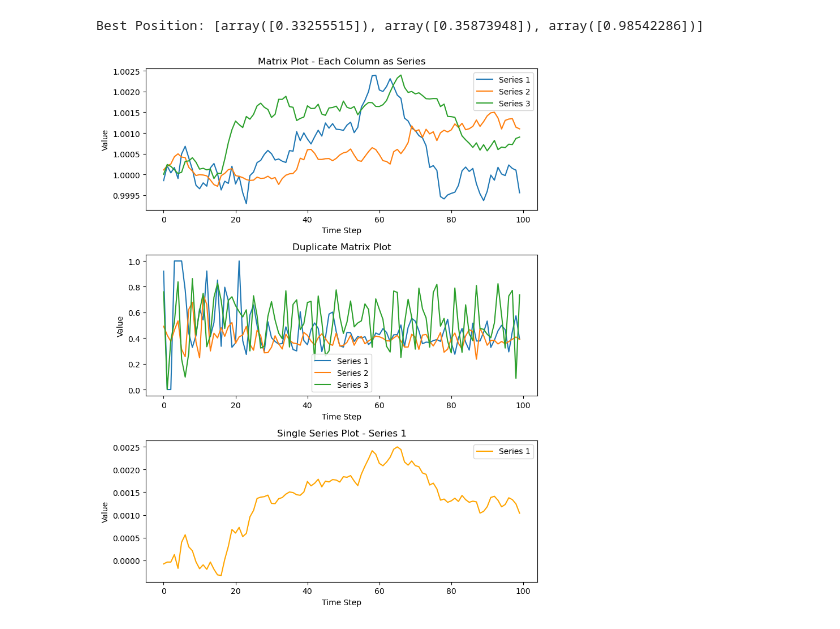
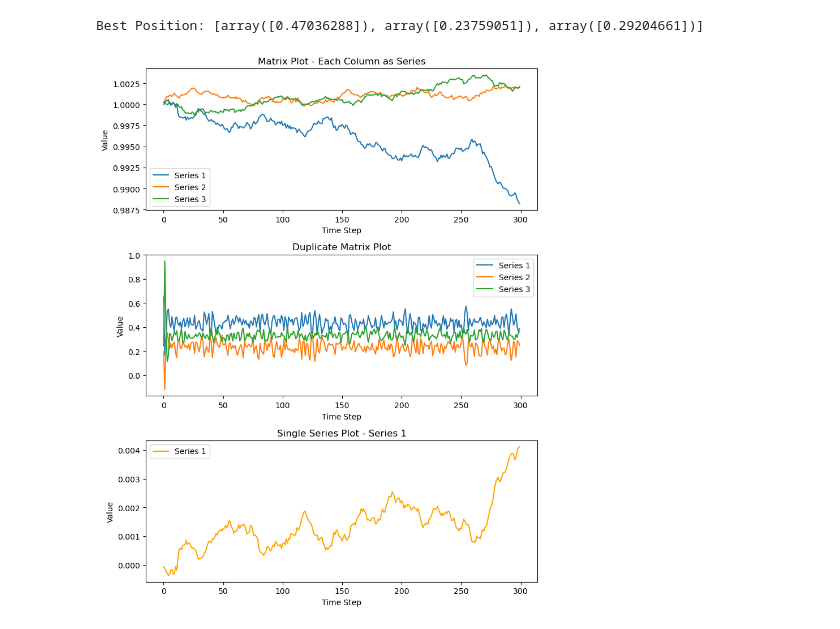
Before and after one commit to lbeudin/GPT-Stochastic-rates-and-FX, a Jupyter notebook: pso.ipynb, the cells around one changed output. Drawn from its saved outputs; the diff is of its cells as text; code cells hidden in the pictures.

```diff
--- a/pso.ipynb
+++ b/pso.ipynb
@@ -8,15 +8,17 @@ from matplotlib.animation import FuncAnimation
 
 
 class Particle:
-    def __init__(self, dimensions, bounds, params, index):
+    def __init__(self, dimensions, bounds, params, index, half_life_unit_time):
         self.position = np.random.uniform(bounds[0], bounds[1], dimensions)
         self.velocity = np.random.uniform(-1, 1, dimensions)
         self.pbest_position = self.position
         self.pbest = float('inf')
         self.params = params
         self.value = 1
+        self.alpha = -math.log(2)/half_life_unit_time
         self.index = index
         self.last_return = 0
+
 
 
     def update_personal_best(self, minimize_function,last_return, last_position):
@@ -29,12 +31,13 @@ class Particle:
         val = simulate_Merton_Jump(self.value, self.params)
 
         #transform into logs
-        #returnLog = math.log(val/self.value) * math.sqrt(dt)
+        returnLog = 1- val/self.value
 
         #calculate weight
+        weight = math.exp(self.alpha * dt)
 
         #calculate average
-        self.last_return = (val - self.value) / self.value
+        self.last_return = returnLog * weight +  self.last_return * (1-weight)
 
         self.value = val
 
@@ -51,7 +54,7 @@ class PSO:
         self.c1 = c1  # Cognitive coefficient
         self.c2 = c2  # Social coefficient
         self.n_iterations = n_iterations
-        self.swarm = [Particle(dimensions, bounds, paramss[i], i) for i in range(n_particles)]
+        self.swarm = [Particle(dimensions, bounds, paramss[i], i, 0.04 ) for i in range(n_particles)] # half life is set 4 time unit time (0.01)
         self.gbest_position = np.random.uniform(bounds[0], bounds[1], dimensions)  # Global best position
         self.gbest_value = float('inf')  # Global best value (initialized to infinity)
         self.last_return =  [0 for i in range(n_particles)]
@@ -82,11 +85,12 @@ class PSO:
             self.position_history.append(temp_pos)
 
             self.portfolio_value = self.portfolio_value + sum( [self.last_position[i] * self.last_return[i] for i in range(len(self.swarm))])
+            total = 0
             for particle in self.swarm:
 
-                #if particle.pbest_value < self.last_position:
-                #    self.gbest_value = particle.pbest_value
-                #    self.gbest_position = particle.pbest_position.copy()
+                if particle.pbest< self.gbest_value :
+                    self.gbest_value = particle.pbest
+                    self.gbest_position = particle.pbest_position.copy()
 
                 # Update velocity and position
                 r1, r2 = np.random.random(self.dimensions), np.random.random(self.dimensions)
@@ -95,8 +99,12 @@ class PSO:
                 particle.velocity = self.w * particle.velocity + cognitive_velocity + social_velocity
 
                 # Update position and apply bounds
+                #todo lea block to sum = 1
                 particle.position += particle.velocity
-                particle.position = np.clip(particle.position, self.bounds[0], self.bounds[1])
+                total += particle.position
+                #particle.position = np.clip(particle.position, self.bounds[0], self.bounds[1])
+            for particle in self.swarm:
+                 particle.position = particle.position/total
 
             self.portfolio_history.append(self.portfolio_value)
         return [particle.position for particle in self.swarm]
@@ -165,7 +173,7 @@ def minimize_function(x, value_before,  position):
 n_particles = 3 # nb of particles
 dimensions = 1  # nb of dimensions (e.g., x and y)
 bounds = (0, 1)  # Bounds for each dimension
-n_iterations = 100  # iterations
+n_iterations = 300  # iterations
 S = 1 # Initial FX rate
 
 paramss = [[0,0.0025,0.1,0.0003,0.1],[0.0001,0.0015,0.05,0.001,0.1],[0.0002,0.0015,0.02,0.0005,0.1]]
@@ -191,32 +199,32 @@ series_count = pso_value.shape[1]
 fig, axs = plt.subplots(3, 1, figsize=(8, 10))
 
 # First Plot: Each column of the matrix as a separate line plot
 for i in range(series_count):
     axs[0].plot(pso_value[:,i], label=f"Series {i+1}")
 axs[0].set_title("Matrix Plot - Each Column as Series")
 axs[0].legend()
 axs[0].set_xlabel("Time Step")
 axs[0].set_ylabel("Value")
 
 # Second Plot: Same as the first plot
 for i in range(series_count):
     axs[1].plot(pso_position[:,i], label=f"Series {i+1}")
 axs[1].set_title("Duplicate Matrix Plot")
 axs[1].legend()
 axs[1].set_xlabel("Time Step")
 axs[1].set_ylabel("Value")
 
 # Third Plot: Single selected series (e.g., the first column)
 selected_series = 0  # Change to any index (0 to series_count - 1) to select a different series
 axs[2].plot(pso_port, label=f"Series {selected_series+1}", color="orange")
 axs[2].set_title(f"Single Series Plot - Series {selected_series+1}")
 axs[2].legend()
 axs[2].set_xlabel("Time Step")
 axs[2].set_ylabel("Value")
 
 # Display all plots
 plt.tight_layout()
 plt.show()
 # %% [output]
-Best Position: [array([0.33255515]), array([0.35873948]), array([0.98542286])]
+Best Position: [array([0.47036288]), array([0.23759051]), array([0.29204661])]
-[figure, old version]
+[figure, new version]
```
